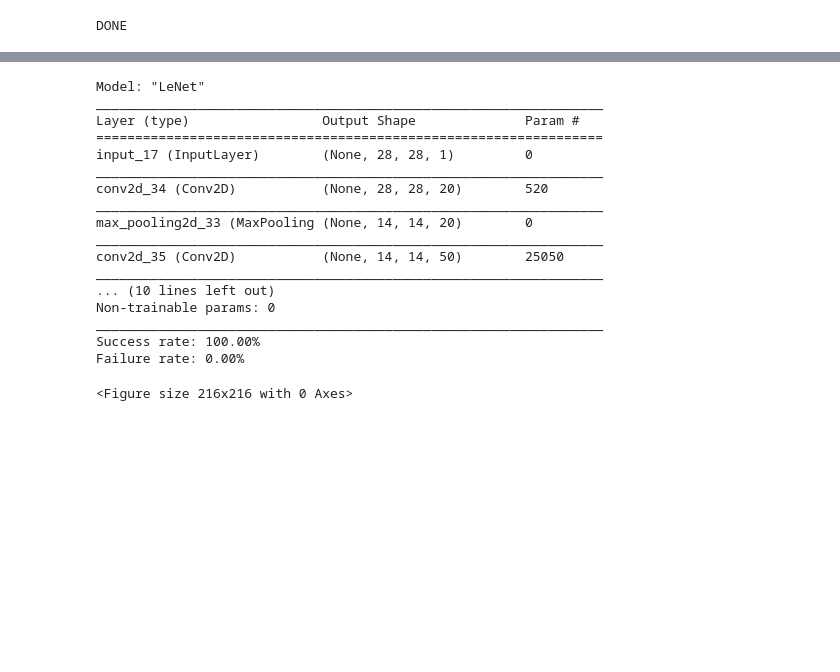
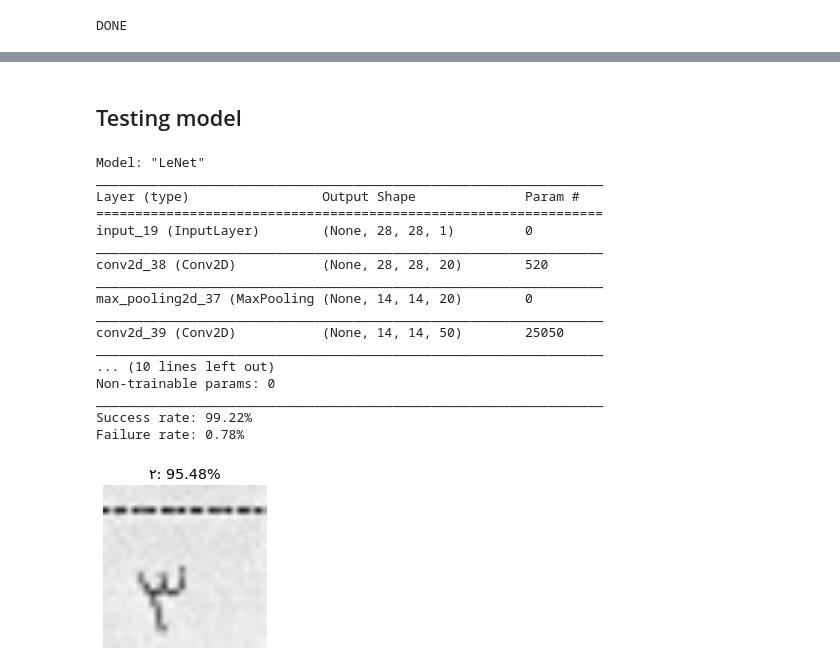
Before and after one commit to TheRogue76/Computer-Vision, a Jupyter notebook: Keras_Intro.ipynb, the cells around one changed output, grey strips where cells are left out. Drawn from its saved outputs; the diff is of its cells as text; code cells hidden in the pictures; blank space fills up the shorter version.

```diff
--- a/Keras_Intro.ipynb
+++ b/Keras_Intro.ipynb
@@ -259,56 +258,66 @@ plt.savefig("training_plot.png")
+# %% [markdown]
+## Testing model
 # %%
 test_result_total = len(test_data)
 test_result_correct = 0
 test_result_wrong = 0
-
+#compile and prepare model
 input = Input((28, 28, 1))
 model = build_model(input)
 opt = Adam()
 model.compile(loss="categorical_crossentropy", optimizer=opt, metrics=["acc"])
+#load model from file
 model.load_weights(model_name)
+
 plt.figure(figsize=(3, 3))
 for i, test in enumerate(test_data):
-    # print(i,testPath)
+    #prepare image for test (normalize to 0-1, and make batch)
     image = img_to_array(test) / 255.
     orig_img = image.copy()
     image = np.expand_dims(image, 0)
+    #run prediction
     predictions = model.predict(image)[0]
     true_label = test_labels[i]
     label = np.argmax(predictions)
     if not working_digits:
+        #re-offset labels if working with alphabets
         label = label+10
         true_label = true_label+10
+    #get predicted label character
     name_label = list_dataset_items[label][2]
     proba = np.max(predictions)
     if label == true_label:
+        #go to next test if it was correct prediction
         test_result_correct = test_result_correct+1
         continue
     else:
         test_result_wrong = test_result_wrong+1
+    #diplay test image with the wrong label
     output = cv2.resize(orig_img, (400, 400))
-    plt.subplot(10, 10, 1)
+    #optimized for showing image in Jupyter notebook
+    plt.subplot(1, 1, 1)
     plt.imshow(output, cmap="gray")
     plt.axis("off")
     plt.title("{}: {:.2f}%".format(name_label, proba * 100))
     plt.show()
 print("Success rate: {:.2f}%".format(test_result_correct/test_result_total*100))
 print("Failure rate: {:.2f}%".format(test_result_wrong/test_result_total*100))
 # %% [output]
 Model: "LeNet"
 _________________________________________________________________
 Layer (type)                 Output Shape              Param #
 =================================================================
-input_17 (InputLayer)        (None, 28, 28, 1)         0
+input_19 (InputLayer)        (None, 28, 28, 1)         0
 _________________________________________________________________
-conv2d_34 (Conv2D)           (None, 28, 28, 20)        520
+conv2d_38 (Conv2D)           (None, 28, 28, 20)        520
 _________________________________________________________________
-max_pooling2d_33 (MaxPooling (None, 14, 14, 20)        0
+max_pooling2d_37 (MaxPooling (None, 14, 14, 20)        0
 _________________________________________________________________
-conv2d_35 (Conv2D)           (None, 14, 14, 50)        25050
+conv2d_39 (Conv2D)           (None, 14, 14, 50)        25050
 _________________________________________________________________
 ... (10 lines left out)
 Non-trainable params: 0
 _________________________________________________________________
-Success rate: 100.00%
-Failure rate: 0.00%
+Success rate: 99.22%
+Failure rate: 0.78%
-<Figure size 216x216 with 0 Axes>
+[figure, added]
```
Also changed, not shown: parts of 20 cells of this notebook.
